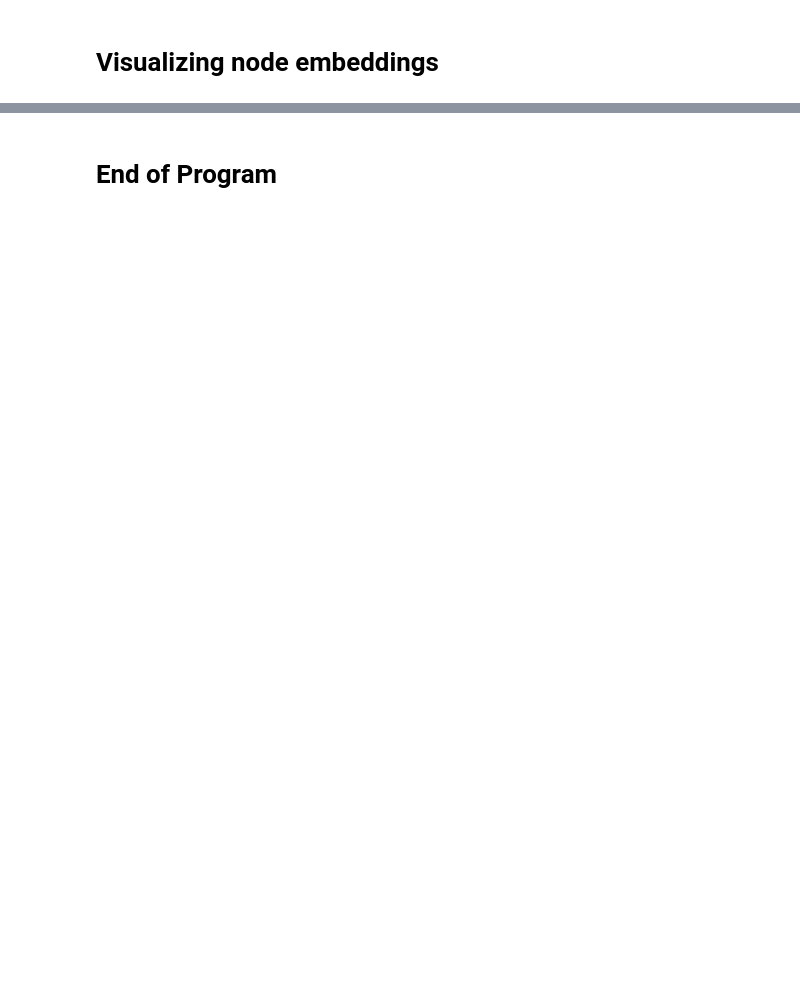
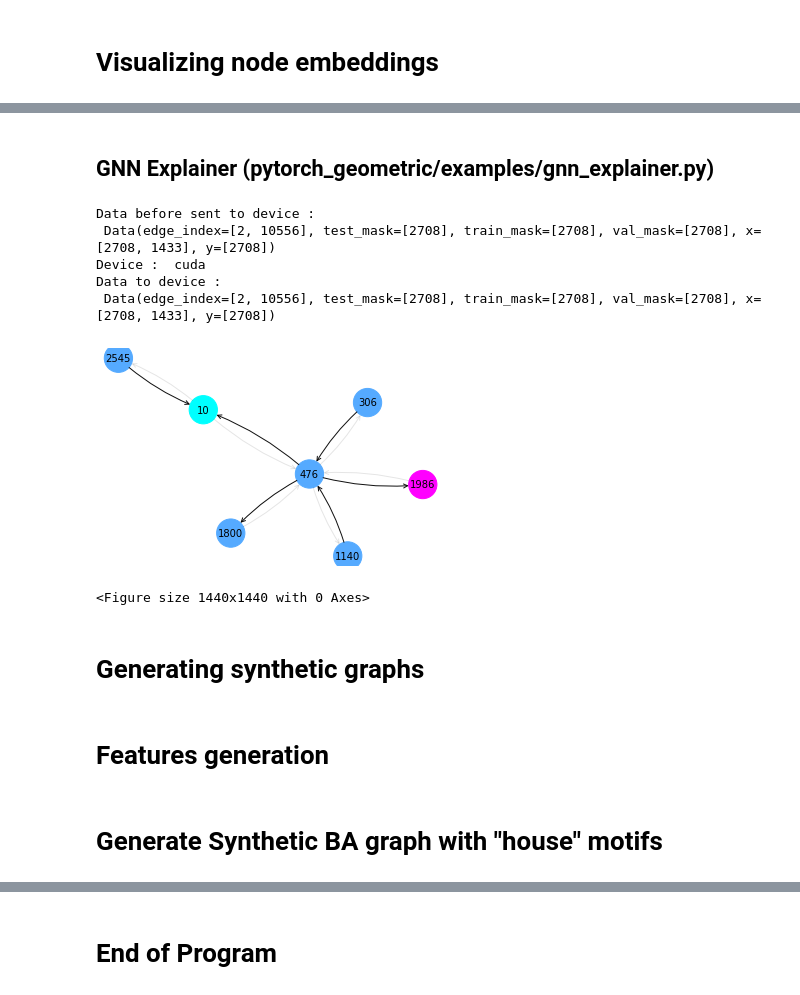
Before and after one commit to samaujs/Network-Science, a Jupyter notebook: gnn/Graph_Neural_Networks.ipynb, the cells around one changed output, grey strips where cells are left out. Cells and saved outputs as stored; diff of their text form; code cells hidden in the pictures; blank space fills up the shorter version.

```diff
--- a/gnn/Graph_Neural_Networks.ipynb
+++ b/gnn/Graph_Neural_Networks.ipynb
@@ -438,0 +440,2 @@ plt.show()
+# %% [markdown]
+## GNN Explainer (pytorch_geometric/examples/gnn_explainer.py)
@@ -438,0 +744,63 @@ plt.show()
+# %%
+from torch_geometric.nn import GCNConv
+from torch.nn import Sequential, Linear
+
+dataset = 'Cora'
+path = '/tmp/cora'
+
+dataset = Planetoid(path, dataset, T.NormalizeFeatures())
+
+# Data(edge_index=[2, 10556], test_mask=[2708], train_mask=[2708], val_mask=[2708], x=[2708, 1433], y=[2708])
+data = dataset[0]
+print("Data before sent to device :\n", data)
+
+
+class Net(torch.nn.Module):
+    def __init__(self):
+        super(Net, self).__init__()
+        self.lin = Sequential(Linear(10, 10))
+        self.conv1 = GCNConv(dataset.num_features, 16)
+        self.conv2 = GCNConv(16, dataset.num_classes)
+
+    def forward(self, x, edge_index):
+        x = F.relu(self.conv1(x, edge_index))
+        x = F.dropout(x, training=self.training)
+        x = self.conv2(x, edge_index)
+        return F.log_softmax(x, dim=1)
+
+device = torch.device('cuda' if torch.cuda.is_available() else 'cpu')
+print("Device : ", device)
+
+model = Net().to(device)
+data = data.to(device)
+
+print("Data to device :\n", data)
+
+optimizer = torch.optim.Adam(model.parameters(), lr=0.01, weight_decay=5e-4)
+x, edge_index = data.x, data.edge_index
+
+for epoch in range(1, 201):
+    model.train()
+    optimizer.zero_grad()
+    log_logits = model(x, edge_index)
+    loss = F.nll_loss(log_logits[data.train_mask], data.y[data.train_mask])
+    loss.backward()
+    optimizer.step()
+
+explainer = GNNExplainer(model, epochs=200)
+node_idx = 10
+node_feat_mask, edge_mask = explainer.explain_node(node_idx, x, edge_index)
+plt = explainer.visualize_subgraph(node_idx, edge_index, edge_mask, y=data.y)
+
+plt.figure(figsize=(20, 20))
+plt.show()
+# %% [output]
+Data before sent to device :
+ Data(edge_index=[2, 10556], test_mask=[2708], train_mask=[2708], val_mask=[2708], x=[2708, 1433], y=[2708])
+Device :  cuda
+Data to device :
+ Data(edge_index=[2, 10556], test_mask=[2708], train_mask=[2708], val_mask=[2708], x=[2708, 1433], y=[2708])
+[figure, added]
+<Figure size 1440x1440 with 0 Axes>
+# %% [markdown]
+# Generating synthetic graphs
@@ -438,0 +1003,2 @@ plt.show()
+# %% [markdown]
+# Features generation
@@ -438,0 +1039,2 @@ plt.show()
+# %% [markdown]
+# Generate Synthetic BA graph with "house" motifs
```
Also changed, not shown: parts of 17 cells of this notebook.
